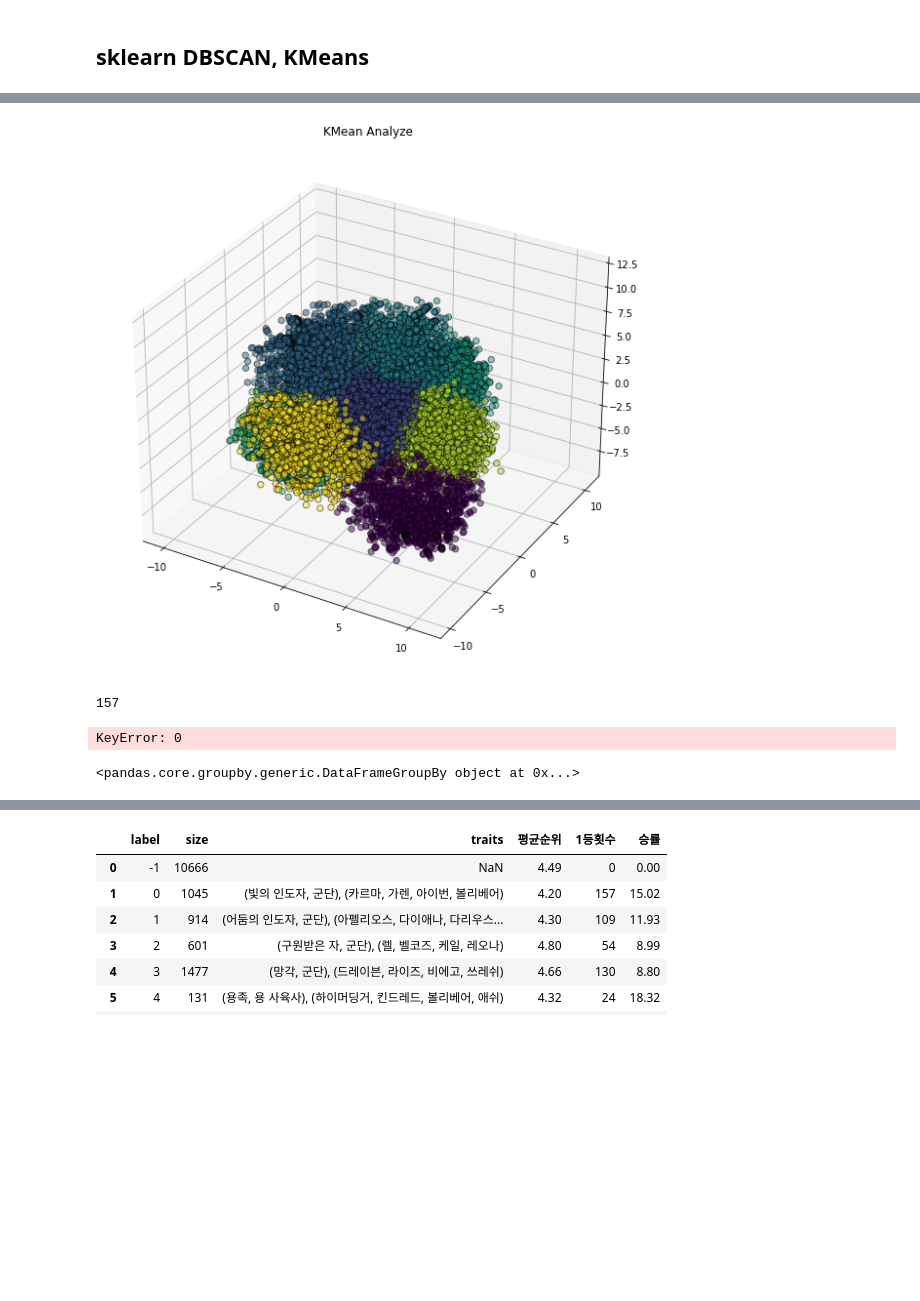
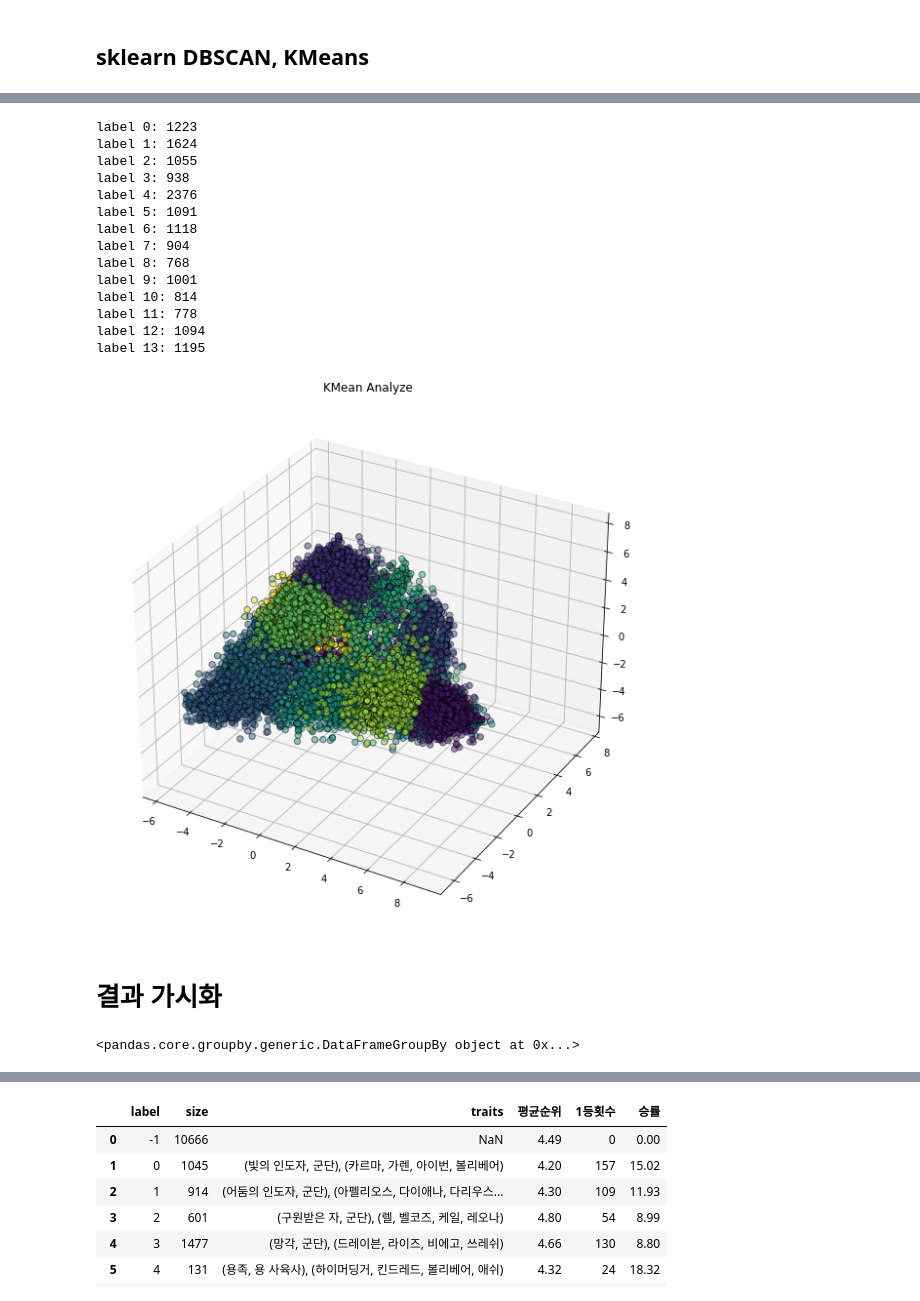
Before and after one commit to dogzz9445/team_fight_tactics_analyze, a Jupyter notebook: Main.ipynb, the cells around one changed output, grey strips where cells are left out. Saved outputs shown, nothing was run; the diff lists cells and outputs as text; code cells hidden in the pictures; blank space fills up the shorter version.

```diff
--- a/Main.ipynb
+++ b/Main.ipynb
@@ -54,0 +12,2 @@ KeyboardInterrupt:
+# %%
+df_read = pd.read_sql(db.session.query(Participant).join(Match).filter(Match.setnumber == 5).statement, db.session.bind)
@@ -54,0 +21,2 @@ KeyboardInterrupt:
+# %%
+df_preprocessing = df_read
@@ -54,0 +29,8 @@ KeyboardInterrupt:
+# %%
+# 1. 6레벨 이하
+df_preprocessing = df_preprocessing.drop(df[ df['level'] <=  6].index)
+# 2. 넣은 데미지 6이하
+df_preprocessing = df_preprocessing.drop(df[(df['gold_left'] >= 50) & (df['placement'] >= 7)].index)
+# 3. 50골드 이상 7등 이하
+df_preprocessing = df_preprocessing.drop(df[ df['total_damage_to_players'] <=  6].index)
+df_preprocessing = df_preprocessing.reset_index().drop('index', axis=1)
@@ -108,13 +149,18 @@ core_samples_mask[db.core_sample_indices_] = True
 db_labels = db.labels_
 
 # Number of clusters in labels, ignoring noise if present.
-n_clusters_ = len(set(db_labels)) - (1 if -1 in db_labels else 0)
-n_noise_ = list(db_labels).count(-1)
+db_n_clusters_ = len(set(db_labels)) - (1 if -1 in db_labels else 0)
+db_n_noise_ = list(db_labels).count(-1)
 
-print('Estimated number of clusters: %d' % n_clusters_)
-print('Estimated number of noise points: %d' % n_noise_)
-print("Silhouette Coefficient: %0.3f" % metrics.silhouette_score(X, labels))
+print('Estimated number of clusters: %d' % db_n_clusters_)
+print('Estimated number of noise points: %d' % db_n_noise_)
 
+unique, counts = np.unique(db_labels, return_counts=True)
+for u, c in zip(unique, counts):
+    print('label ' + str(u) + ": " + str(c))
+count_db_labels = dict(zip(unique, counts))
+
+# 그래프
 pca_db = PCA(n_components=3)
 X_db_fit_pca = pca_db.fit_transform(df_db)
 
@@ -126,9 +172,6 @@ ax = fig.add_subplot(111, projection='3d')
 ax.scatter(df_remove_noise[0],df_remove_noise[1],df_remove_noise[2],
             c=df_remove_noise['label'], cmap='viridis',
             edgecolor='k', s=40, alpha = 0.5)
-#ax.scatter(X_db_fit_pca[:,0],X_db_fit_pca[:,1],X_db_fit_pca[:,2],
-#            c=db_labels, cmap='viridis',
-#            edgecolor='k', s=40, alpha = 0.5)
 
 ax.set_title("DBSCAN Analyze")
 ax.dist = 10
@@ -144,28 +201,47 @@ Silhouette Coefficient: 0.034
 # %%
 pca_kmean = PCA(n_components=3)
 X_kmean_fit_pca = pca_kmean.fit_transform(df_clustering)
 
-kmeans_PCA = KMeans(n_clusters=10, init='k-means++', max_iter= 300, n_init= 10, random_state= 3)
+kmeans_PCA = KMeans(n_clusters=db_n_clusters_, init='k-means++', max_iter=300, n_init=db_n_clusters_, random_state= 3)
 
-y_kmeans_PCA = kmeans_PCA.fit_predict(X_kmean_fit_pca)
-y_kmeans_PCA
+kmeans_labels = kmeans_PCA.fit_predict(X_kmean_fit_pca)
+unique, counts = np.unique(kmeans_labels, return_counts=True)
+for u, c in zip(unique, counts):
+    print('label ' + str(u) + ": " + str(c))
+count_kmeans_labels = dict(zip(unique, counts))
 
 fig = plt.figure(figsize=(20,10))
 ax = fig.add_subplot(111, projection='3d')
 ax.scatter(X_kmean_fit_pca[:,0],X_kmean_fit_pca[:,1],X_kmean_fit_pca[:,2],
             c=y_kmeans_PCA, cmap='viridis',
             edgecolor='k', s=40, alpha = 0.5)
 
 
 ax.set_title("KMean Analyze")
 ax.dist = 10
 
 ax.scatter(kmeans_PCA.cluster_centers_[:,0], kmeans_PCA.cluster_centers_[:,1],
            kmeans_PCA.cluster_centers_[:,2],
            s = 300, c = 'r', marker='*', label = 'Centroid')
 
 plt.autoscale(enable=True, axis='x', tight=True)
 
 plt.show()
 # %% [output]
+label 0: 1223
+label 1: 1624
+label 2: 1055
+label 3: 938
+label 4: 2376
+label 5: 1091
+label 6: 1118
+label 7: 904
+label 8: 768
+label 9: 1001
+label 10: 814
+label 11: 778
+label 12: 1094
+label 13: 1195
-[figure, old version]
+[figure, new version]
+# %% [markdown]
+# 결과 가시화
@@ -185,13 +265,5 @@ df_deck_result = df_result.drop(['companion',
-# %%
-df_deck_result.loc[df_deck_result['label'] == 0].groupby('placement', as_index=False).size().loc[0,'size']
-# %% [output]
-157
-# %%
-x.append(df_deck_result.loc[df_deck_result['label'] == 20].groupby('placement', as_index=False).size().loc[0,'size'])
-# %% [output]
-KeyError: 0
-# %%
-df_deck_result.groupby(['label'], as_index=False)
-# %% [output]
-<pandas.core.groupby.generic.DataFrameGroupBy object at 0x...>
+# %%
+df_deck_result.groupby('db_labels', as_index=False)
+# %% [output]
+<pandas.core.groupby.generic.DataFrameGroupBy object at 0x...>
 # %%
```
Also changed, not shown: parts of 25 cells of this notebook, 3 other files.
